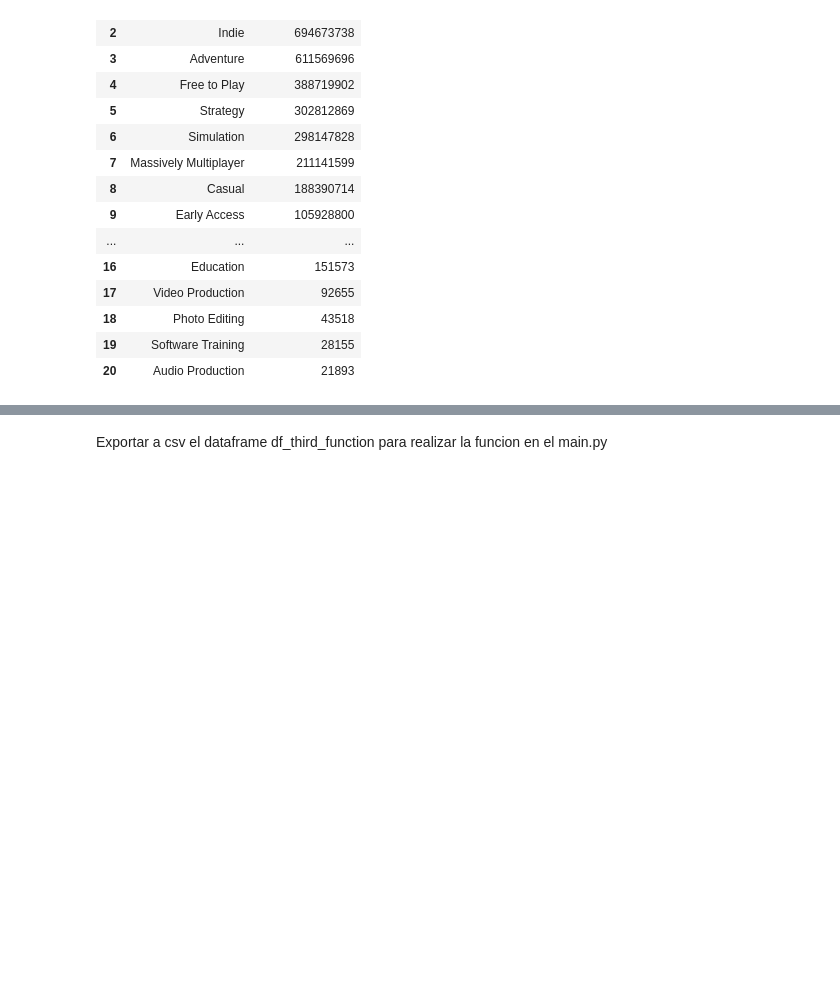
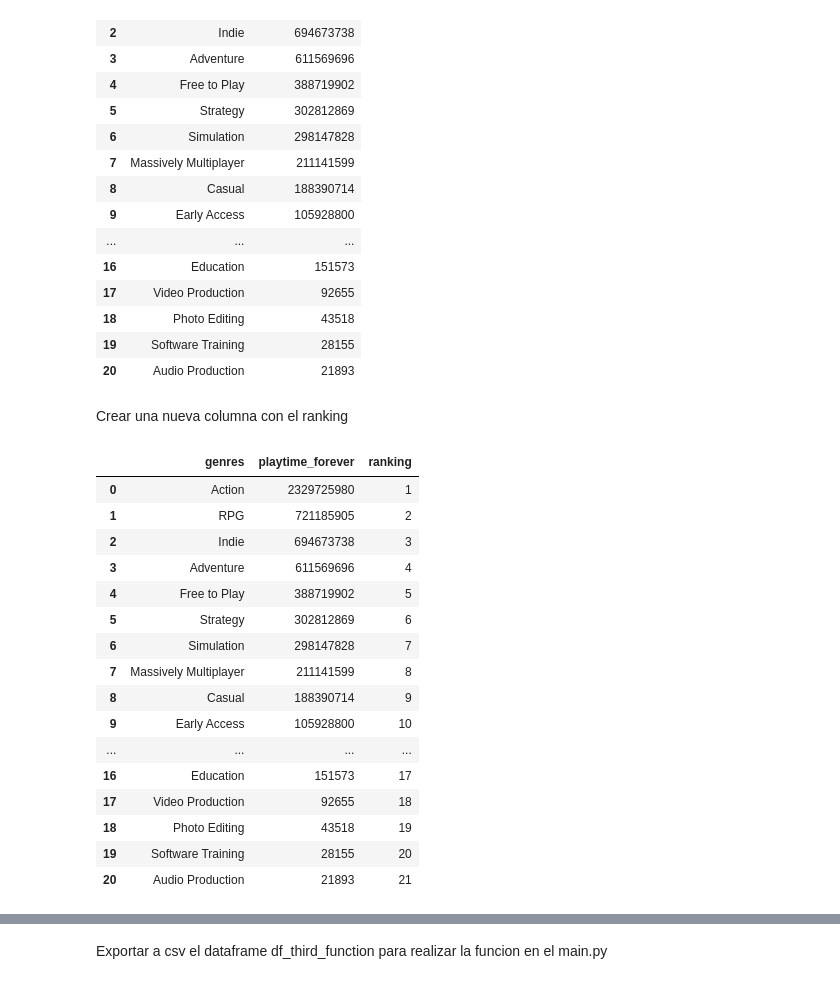
Before and after one commit to HaiderInfante/proyecto_01_henry_labs, a Jupyter notebook: proyecto_01_ETL.ipynb, the cells around one changed output, grey strips where cells are left out. Cells and saved outputs as stored; diff of their text form; code cells hidden in the pictures; blank space fills up the shorter version.

```diff
--- a/proyecto_01_ETL.ipynb
+++ b/proyecto_01_ETL.ipynb
@@ -968,3 +998,26 @@ df_third_function
 | 18 | Photo Editing | 43518 |
 | 19 | Software Training | 28155 |
 | 20 | Audio Production | 21893 |
+# %% [markdown]
+Crear una nueva columna con el ranking
+# %%
+df_third_function['ranking'] = range(1, len(df_third_function) + 1)
+df_third_function
+# %% [output]
+|  | genres | playtime_forever | ranking |
+| 0 | Action | 2329725980 | 1 |
+| 1 | RPG | 721185905 | 2 |
+| 2 | Indie | 694673738 | 3 |
+| 3 | Adventure | 611569696 | 4 |
+| 4 | Free to Play | 388719902 | 5 |
+| 5 | Strategy | 302812869 | 6 |
+| 6 | Simulation | 298147828 | 7 |
+| 7 | Massively Multiplayer | 211141599 | 8 |
+| 8 | Casual | 188390714 | 9 |
+| 9 | Early Access | 105928800 | 10 |
+| ... | ... | ... | ... |
+| 16 | Education | 151573 | 17 |
+| 17 | Video Production | 92655 | 18 |
+| 18 | Photo Editing | 43518 | 19 |
+| 19 | Software Training | 28155 | 20 |
+| 20 | Audio Production | 21893 | 21 |
```
Also changed, not shown: parts of 7 cells of this notebook, 2 other files.
